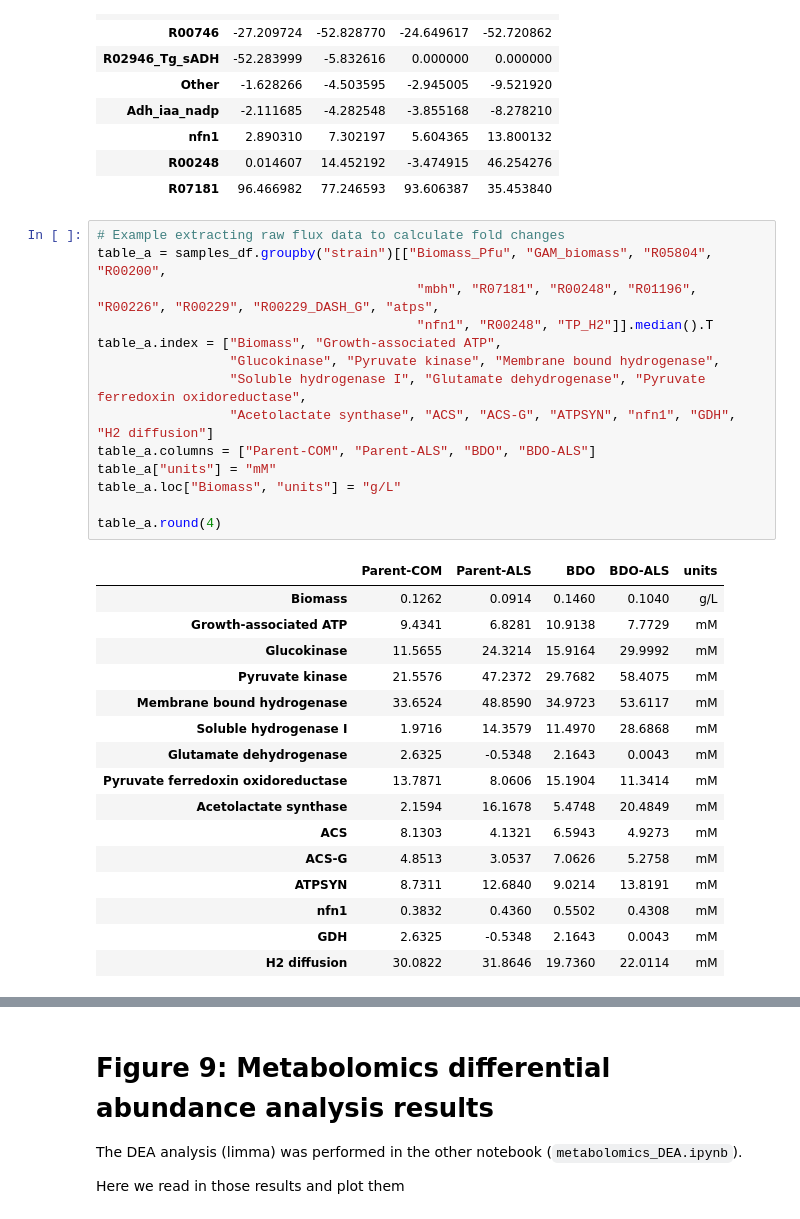
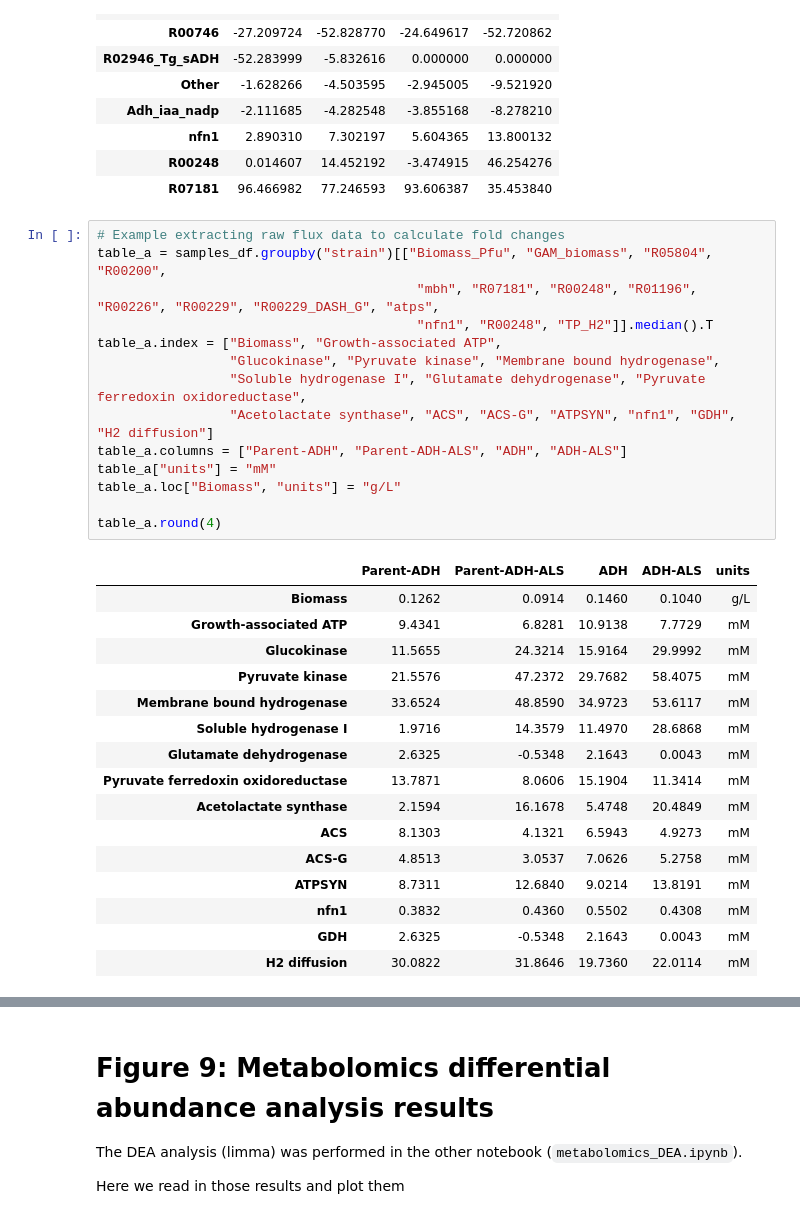
Before and after one commit to zhanglab/GEM-iPfu, a Jupyter notebook: manuscript/OQuinn_Vailionis_2026/metabolome_modeling_analysis.ipynb, the cells around one changed output, grey strips where cells are left out. Cells and saved outputs as stored; diff of their text form.

```diff
--- a/manuscript/OQuinn_Vailionis_2026/metabolome_modeling_analysis.ipynb
+++ b/manuscript/OQuinn_Vailionis_2026/metabolome_modeling_analysis.ipynb
@@ -560,19 +560,19 @@ save_it[3][1]
 # %%
 # Example extracting raw flux data to calculate fold changes
 table_a = samples_df.groupby("strain")[["Biomass_Pfu", "GAM_biomass", "R05804", "R00200",
                                          "mbh", "R07181", "R00248", "R01196", "R00226", "R00229", "R00229_DASH_G", "atps",
                                          "nfn1", "R00248", "TP_H2"]].median().T
 table_a.index = ["Biomass", "Growth-associated ATP",
                  "Glucokinase", "Pyruvate kinase", "Membrane bound hydrogenase",
                  "Soluble hydrogenase I", "Glutamate dehydrogenase", "Pyruvate ferredoxin oxidoreductase",
                  "Acetolactate synthase", "ACS", "ACS-G", "ATPSYN", "nfn1", "GDH", "H2 diffusion"]
-table_a.columns = ["Parent-COM", "Parent-ALS", "BDO", "BDO-ALS"]
+table_a.columns = ["Parent-ADH", "Parent-ADH-ALS", "ADH", "ADH-ALS"]
 table_a["units"] = "mM"
 table_a.loc["Biomass", "units"] = "g/L"
 
 table_a.round(4)
 # %% [output]
-|  | Parent-COM | Parent-ALS | BDO | BDO-ALS | units |
+|  | Parent-ADH | Parent-ADH-ALS | ADH | ADH-ALS | units |
 | Biomass | 0.1262 | 0.0914 | 0.1460 | 0.1040 | g/L |
 | Growth-associated ATP | 9.4341 | 6.8281 | 10.9138 | 7.7729 | mM |
 | Glucokinase | 11.5655 | 24.3214 | 15.9164 | 29.9992 | mM |
```
Also changed, not shown: parts of 7 cells of this notebook, 4 other files.
